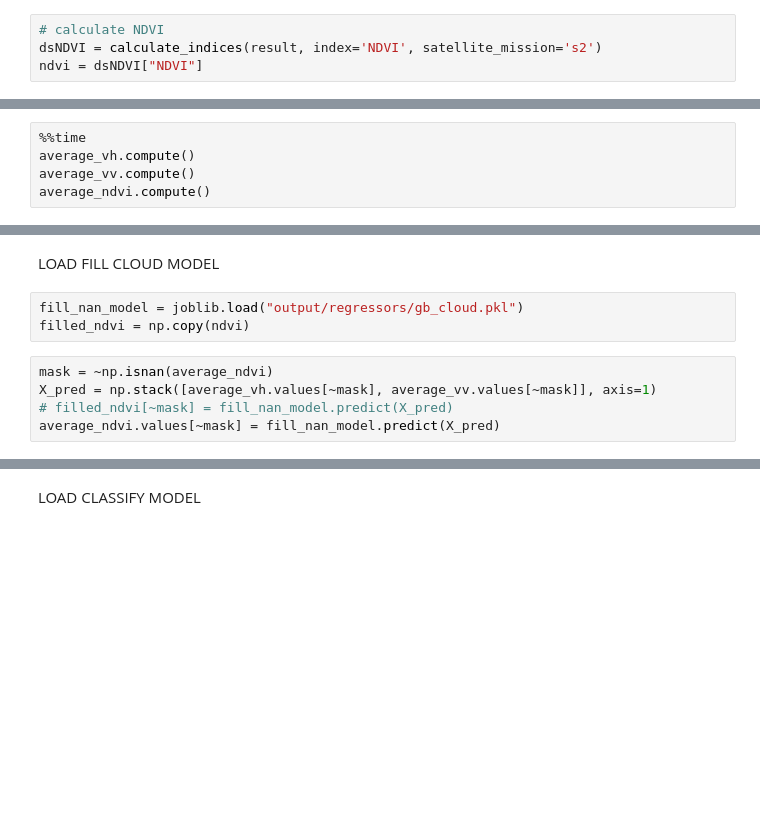
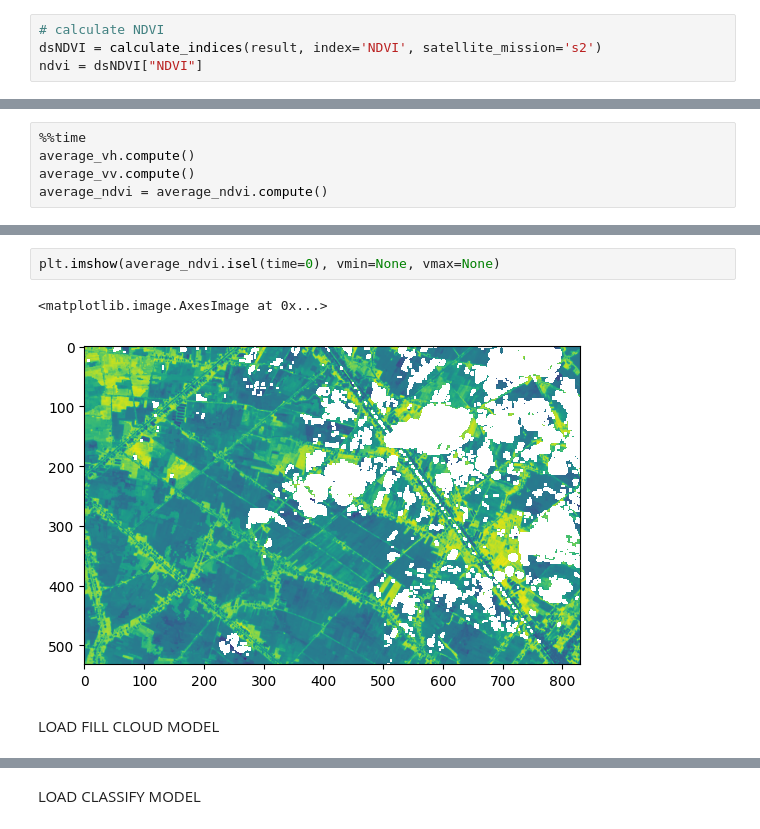
Before and after one commit to minhify/CTU-CSIROBoeingPhase5, a Jupyter notebook: predict.ipynb, the cells around one changed output, grey strips where cells are left out. Drawn from its saved outputs; the diff is of its cells as text; blank space fills up the shorter version.

```diff
--- a/predict.ipynb
+++ b/predict.ipynb
@@ -157,5 +157,5 @@ progress(average_ndvi)
 %%time
 average_vh.compute()
 average_vv.compute()
-average_ndvi.compute()
+average_ndvi = average_ndvi.compute()
 # %% [output]
@@ -181,10 +164,7 @@ array([[[       nan,        nan,        nan, ...,        nan,
+# %%
+plt.imshow(average_ndvi.isel(time=0), vmin=None, vmax=None)
+# %% [output]
+<matplotlib.image.AxesImage at 0x...>
+[figure, added]
 # %% [markdown]
 LOAD FILL CLOUD MODEL
-# %%
-fill_nan_model = joblib.load("output/regressors/gb_cloud.pkl")
-filled_ndvi = np.copy(ndvi)
-# %%
-mask = ~np.isnan(average_ndvi)
-X_pred = np.stack([average_vh.values[~mask], average_vv.values[~mask]], axis=1)
-# filled_ndvi[~mask] = fill_nan_model.predict(X_pred)
-average_ndvi.values[~mask] = fill_nan_model.predict(X_pred)
```
Also changed, not shown: parts of 19 cells of this notebook, 7 other files.
